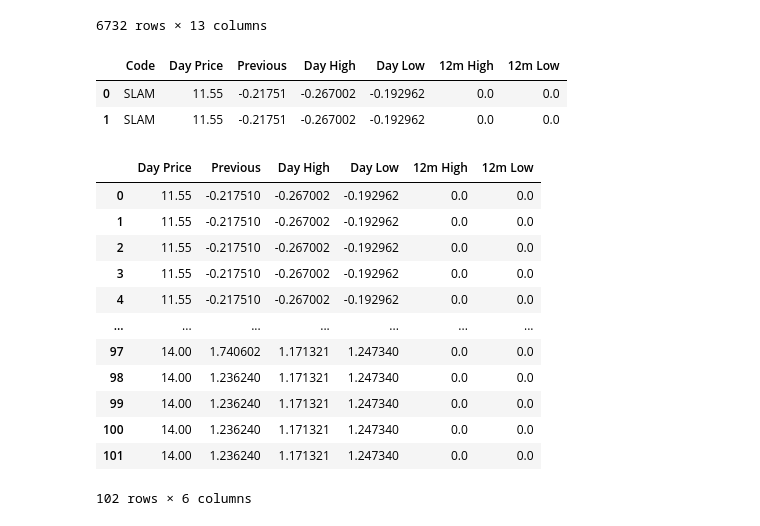
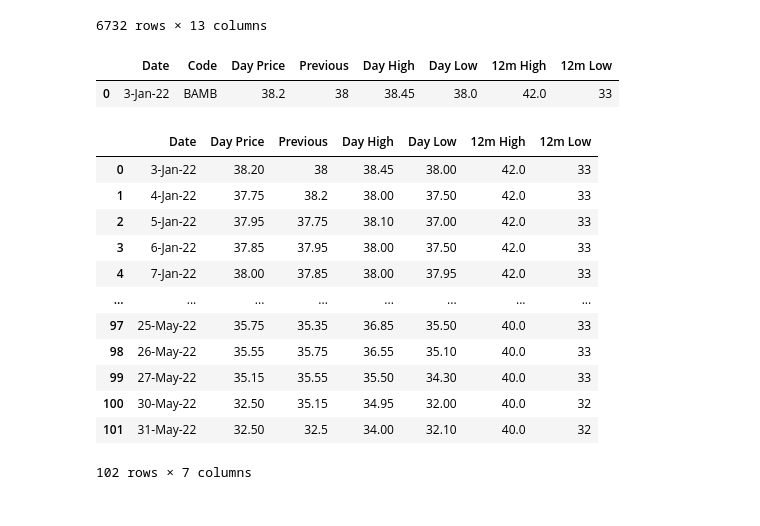
Before and after one commit to keringKirwa/4.1_Machine_Learning, a Jupyter notebook: NCS_Time_Series_Prediction/Linear_Regression/nse_arema.ipynb, the cells around one changed output. Cells and saved outputs as stored; diff of their text form; code cells hidden in the pictures.

```diff
--- a/NCS_Time_Series_Prediction/Linear_Regression/nse_arema.ipynb
+++ b/NCS_Time_Series_Prediction/Linear_Regression/nse_arema.ipynb
@@ -34,69 +34,55 @@ class NSEDataPreProcessor(BaseEstimator, TransformerMixin):
         self.to_return= columns_to_return
         self.to_scale=columns_to_scale  #same as  columns_to_type_cast but has the company code.
 
-
     def __type_cast_and_scale_xyz_df(self, xyz_data_frame):
         for column_name in self.to_type_cast:
             xyz_data_frame[column_name] = pd.to_numeric(xyz_data_frame[column_name], errors='coerce')
-        xyz_data_frame[self.to_scale] = nsc_scaler.fit_transform(xyz_data_frame[self.to_scale])
-
+        # xyz_data_frame[self.to_scale] = nsc_scaler.fit_transform(xyz_data_frame[self.to_scale])
 
         return xyz_data_frame[self.to_return]
 
     def fit(self, X, y=None):
         return self
 
     def transform(self, X):
-
-        """
-        X - NSC dataFrame
-        Selects the data for one company , then names it xyz_company_data_frame
-        NB: Scaler always return columns that are assignable to the dataframe.
-        """
-
         xyz_company_data_frame = X[X['Code'] == self.company_code].reset_index(drop=True)
         type_converted_xyz_company_df = self.__type_cast_and_scale_xyz_df(
             xyz_company_data_frame
         )
-
         return type_converted_xyz_company_df
 
-# 'Code','Day Price','Day High', 'Day High', '12m High', '12m Low' , 'Day Price','Day High', 'Day High', '12m High', '12m Low'
-
 random_company_code = random.choice(df.Code)
-
-#TPSE, UMME  giving the best results .
 
 __nse_dat_preprocessor = NSEDataPreProcessor(
     company_code= random_company_code,
     columns_to_type_cast=['Day Price','Day High', 'Day Low', '12m High', '12m Low'],
-    columns_to_scale=[ 'Previous','Day High', 'Day Low', '12m High', '12m Low'],
-    columns_to_return=['Code','Day Price','Previous','Day High', 'Day Low', '12m High', '12m Low'],
+    columns_to_scale=[],
+    columns_to_return=['Date','Code','Day Price','Previous','Day High', 'Day Low', '12m High', '12m Low'],
 )
+
 xyz_preprocessed_df = __nse_dat_preprocessor.fit_transform(
     df,
 )
-display(xyz_preprocessed_df.head(2)) #Show the company being worked on .
+display(xyz_preprocessed_df.head(1))
 
 preprocessed_df = xyz_preprocessed_df.drop(columns=['Code'])
 preprocessed_df
 # %% [output]
-|  | Code | Day Price | Previous | Day High | Day Low | 12m High | 12m Low |
-| 0 | SLAM | 11.55 | -0.21751 | -0.267002 | -0.192962 | 0.0 | 0.0 |
-| 1 | SLAM | 11.55 | -0.21751 | -0.267002 | -0.192962 | 0.0 | 0.0 |
+|  | Date | Code | Day Price | Previous | Day High | Day Low | 12m High | 12m Low |
+| 0 | 3-Jan-22 | BAMB | 38.2 | 38 | 38.45 | 38.0 | 42.0 | 33 |
-|  | Day Price | Previous | Day High | Day Low | 12m High | 12m Low |
-| 0 | 11.55 | -0.217510 | -0.267002 | -0.192962 | 0.0 | 0.0 |
-| 1 | 11.55 | -0.217510 | -0.267002 | -0.192962 | 0.0 | 0.0 |
-| 2 | 11.55 | -0.217510 | -0.267002 | -0.192962 | 0.0 | 0.0 |
-| 3 | 11.55 | -0.217510 | -0.267002 | -0.192962 | 0.0 | 0.0 |
-| 4 | 11.55 | -0.217510 | -0.267002 | -0.192962 | 0.0 | 0.0 |
-| ... | ... | ... | ... | ... | ... | ... |
-| 97 | 14.00 | 1.740602 | 1.171321 | 1.247340 | 0.0 | 0.0 |
-| 98 | 14.00 | 1.236240 | 1.171321 | 1.247340 | 0.0 | 0.0 |
-| 99 | 14.00 | 1.236240 | 1.171321 | 1.247340 | 0.0 | 0.0 |
-| 100 | 14.00 | 1.236240 | 1.171321 | 1.247340 | 0.0 | 0.0 |
-| 101 | 14.00 | 1.236240 | 1.171321 | 1.247340 | 0.0 | 0.0 |
+|  | Date | Day Price | Previous | Day High | Day Low | 12m High | 12m Low |
+| 0 | 3-Jan-22 | 38.20 | 38 | 38.45 | 38.00 | 42.0 | 33 |
+| 1 | 4-Jan-22 | 37.75 | 38.2 | 38.00 | 37.50 | 42.0 | 33 |
+| 2 | 5-Jan-22 | 37.95 | 37.75 | 38.10 | 37.00 | 42.0 | 33 |
+| 3 | 6-Jan-22 | 37.85 | 37.95 | 38.00 | 37.50 | 42.0 | 33 |
+| 4 | 7-Jan-22 | 38.00 | 37.85 | 38.00 | 37.95 | 42.0 | 33 |
+| ... | ... | ... | ... | ... | ... | ... | ... |
+| 97 | 25-May-22 | 35.75 | 35.35 | 36.85 | 35.50 | 40.0 | 33 |
+| 98 | 26-May-22 | 35.55 | 35.75 | 36.55 | 35.10 | 40.0 | 33 |
+| 99 | 27-May-22 | 35.15 | 35.55 | 35.50 | 34.30 | 40.0 | 33 |
+| 100 | 30-May-22 | 32.50 | 35.15 | 34.95 | 32.00 | 40.0 | 32 |
+| 101 | 31-May-22 | 32.50 | 32.5 | 34.00 | 32.10 | 40.0 | 32 |
-102 rows × 6 columns
+102 rows × 7 columns
 # %%
 x_features = ['Previous','Day High', 'Day Low', '12m High', '12m Low']
 y_classes = 'Day Price'
```
Also changed, not shown: parts of 20 cells of this notebook, 1 other file.
